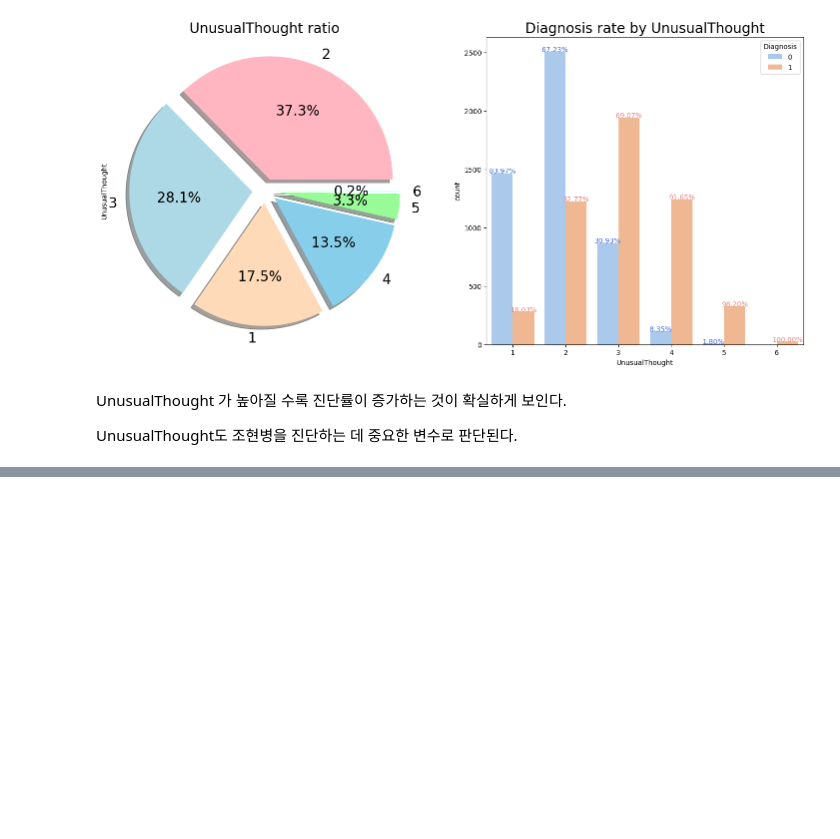
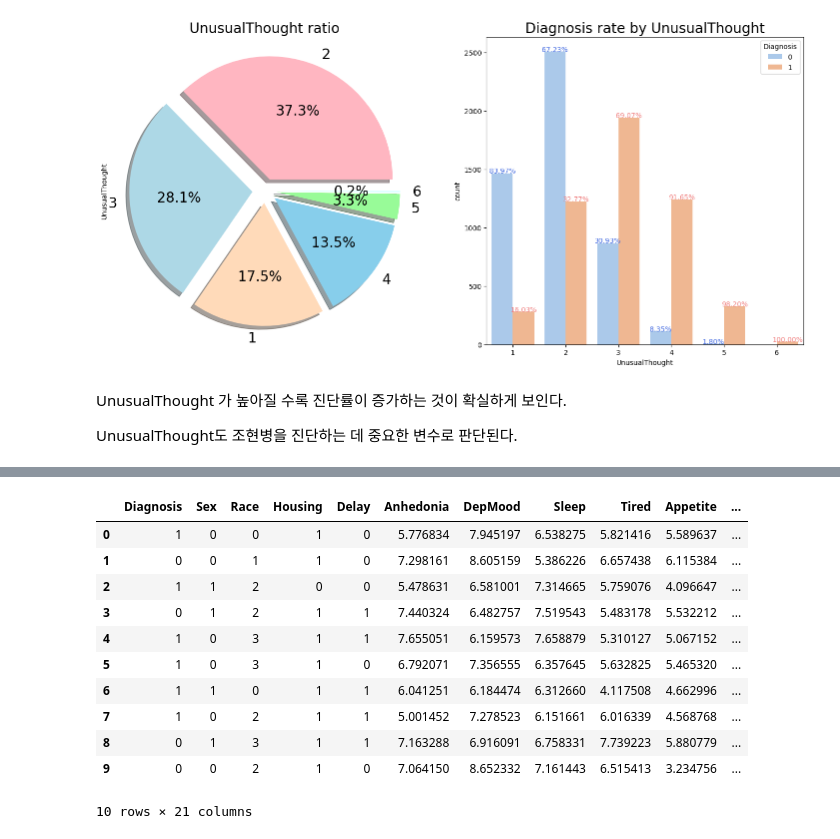
Before and after one commit to fud200/WASSUP_Project_team7, a Jupyter notebook: EDA_FINAL.ipynb, the cells around one changed output, grey strips where cells are left out. Cells and saved outputs as stored; diff of their text form; code cells hidden in the pictures; blank space fills up the shorter version.

Commit message:
Colaboratory를 통해 생성됨

```diff
--- a/EDA_FINAL.ipynb
+++ b/EDA_FINAL.ipynb
@@ -17,7 +17,8 @@ drive.mount('/content/drive')
 Drive already mounted at /content/drive; to attempt to forcibly remount, call drive.mount("/content/drive", force_remount=True).
 # %%
 # 데이터 불러오기
-train_data = pd.read_csv('/content/drive/MyDrive/Colab_Notebooks/WASSUP/project/train_modified.csv')
+#train_data = pd.read_csv('/content/drive/MyDrive/Colab_Notebooks/WASSUP/project/train_modified.csv')
+train_data = pd.read_csv('/content/Dianosis_train1.csv')
 # %%
 # 데이터 간략하게 확인하기
 train_data.head()
@@ -946,0 +952,29 @@ UnusualThought도 조현병을 진단하는 데 중요한 변수로 판단된다
+# %%
+df['Is_Black'] = df['Race']
+#test_data['Is_Black'] = test_data['Is_Black']
+
+black = [2]
+non_black = [0, 1, 3]
+
+for each in black:
+    df['Is_Black'] = df['Is_Black'].replace(each, '1')
+    #test_data['Is_Black'] = test_data['Is_Black'].replace(each, '1')
+
+for each in non_black:
+    df['Is_Black'] = df['Is_Black'].replace(each, '0')
+    #test_data['Is_Black'] = test_data['Is_Black'].replace(each, '0')
+# %%
+df.head(10)
+# %% [output]
+|  | Diagnosis | Sex | Race | Housing | Delay | Anhedonia | DepMood | Sleep | Tired | Appetite | ... |
+| 0 | 1 | 0 | 0 | 1 | 0 | 5.776834 | 7.945197 | 6.538275 | 5.821416 | 5.589637 | ... |
+| 1 | 0 | 0 | 1 | 1 | 0 | 7.298161 | 8.605159 | 5.386226 | 6.657438 | 6.115384 | ... |
+| 2 | 1 | 1 | 2 | 0 | 0 | 5.478631 | 6.581001 | 7.314665 | 5.759076 | 4.096647 | ... |
+| 3 | 0 | 1 | 2 | 1 | 1 | 7.440324 | 6.482757 | 7.519543 | 5.483178 | 5.532212 | ... |
+| 4 | 1 | 0 | 3 | 1 | 1 | 7.655051 | 6.159573 | 7.658879 | 5.310127 | 5.067152 | ... |
+| 5 | 1 | 0 | 3 | 1 | 0 | 6.792071 | 7.356555 | 6.357645 | 5.632825 | 5.465320 | ... |
+| 6 | 1 | 1 | 0 | 1 | 1 | 6.041251 | 6.184474 | 6.312660 | 4.117508 | 4.662996 | ... |
+| 7 | 1 | 0 | 2 | 1 | 1 | 5.001452 | 7.278523 | 6.151661 | 6.016339 | 4.568768 | ... |
+| 8 | 0 | 1 | 3 | 1 | 1 | 7.163288 | 6.916091 | 6.758331 | 7.739223 | 5.880779 | ... |
+| 9 | 0 | 0 | 2 | 1 | 0 | 7.064150 | 8.652332 | 7.161443 | 6.515413 | 3.234756 | ... |
+10 rows × 21 columns
```
Also changed, not shown: parts of 10 cells of this notebook.
